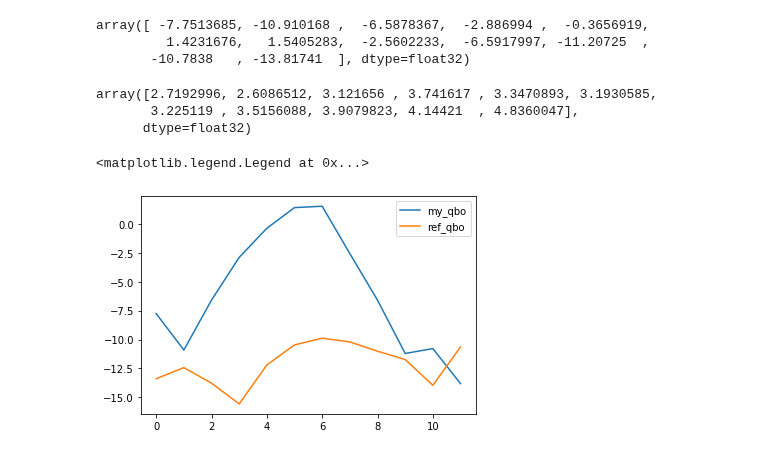
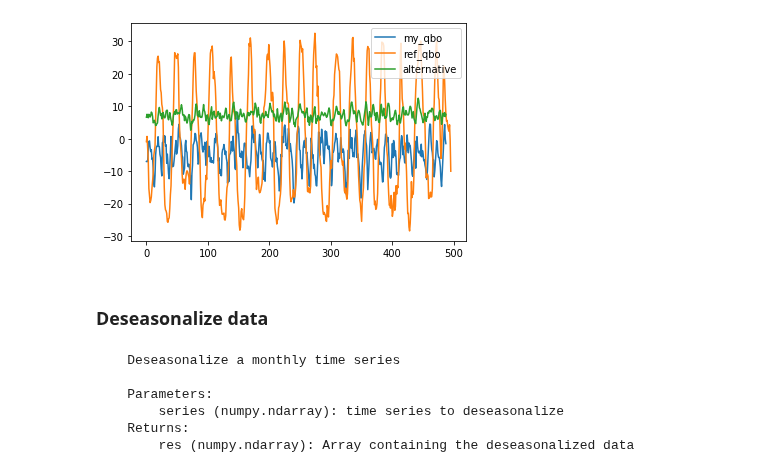
Before and after one commit to Climate-Data-Science/Climate-Similarity-Metrics, a Jupyter notebook: 3_deriving_QBO.ipynb, the cells around one changed output. Cells and saved outputs as stored; diff of their text form; code cells hidden in the pictures.

Commit message:
Add possibility to derive any index #2
There are different definitions for the qbo index which should all be derivable

```diff
--- a/3_deriving_QBO.ipynb
+++ b/3_deriving_QBO.ipynb
@@ -5,3 +6,3 @@ from calculations import derive_qbo
 # %%
-nc = netcdf.netcdf_file("data/era-int_pl_1981-mm-u.nc")
+nc = netcdf.netcdf_file("data/era-int_1979-2019-mm-l70-u.nc")
 sing = netcdf.netcdf_file("data/qbo_index_Singapore_70-10hPa_1976-2017.nc")
@@ -8,25 +31,27 @@ sing = netcdf.netcdf_file("data/qbo_index_Singapore_70-10hPa_1976-2017.nc")
 # %%
 u = nc.variables["u"]
 
-my_qbo = derive_qbo(u[:,:,:,:], level=8)
+my_qbo = calc.derive(u[:,:,:,:], lon = 148, lat = 126, level = 0, lon_step = 0, lat_step = 0)
-# %%
-my_qbo
-# %% [output]
-array([ -7.7513685, -10.910168 ,  -6.5878367,  -2.886994 ,  -0.3656919,
-         1.4231676,   1.5405283,  -2.5602233,  -6.5917997, -11.20725  ,
-       -10.7838   , -13.81741  ], dtype=float32)
+# %%
+alternative_qbo = calc.derive(u[:, :, :, :], lon = 256, lat = 126, level = 0, lon_step = 256, lat_step = 3)
 # %%
 ref_qbo = sing.variables["QBO"]
-# %%
-ref_qbo[60:71, 0]
-# %% [output]
-array([2.7192996, 2.6086512, 3.121656 , 3.741617 , 3.3470893, 3.1930585,
-       3.225119 , 3.5156088, 3.9079823, 4.14421  , 4.8360047],
-      dtype=float32)
 # %%
 plt.plot(my_qbo, label="my_qbo")
-plt.plot(ref_qbo[60:72, -1], label="ref_qbo")
+plt.plot(ref_qbo[:, -1], label="ref_qbo")
+plt.plot(alternative_qbo, label="alternative")
 plt.legend()
+nc.close()
 # %% [output]
-<matplotlib.legend.Legend at 0x...>
-[figure, old version]
+[figure, new version]
+# %% [markdown]
+<h3>Deseasonalize data </h3>
+# %%
+print(calc.deseasonalize_monthly_time_series.__doc__)
+# %% [output]
+    Deseasonalize a monthly time series
+
+    Parameters:
+        series (numpy.ndarray): time series to deseasonalize
+    Returns:
+        res (numpy.ndarray): Array containing the deseasonalized data
```
Also changed, not shown: parts of 5 cells of this notebook, 1 other file.
